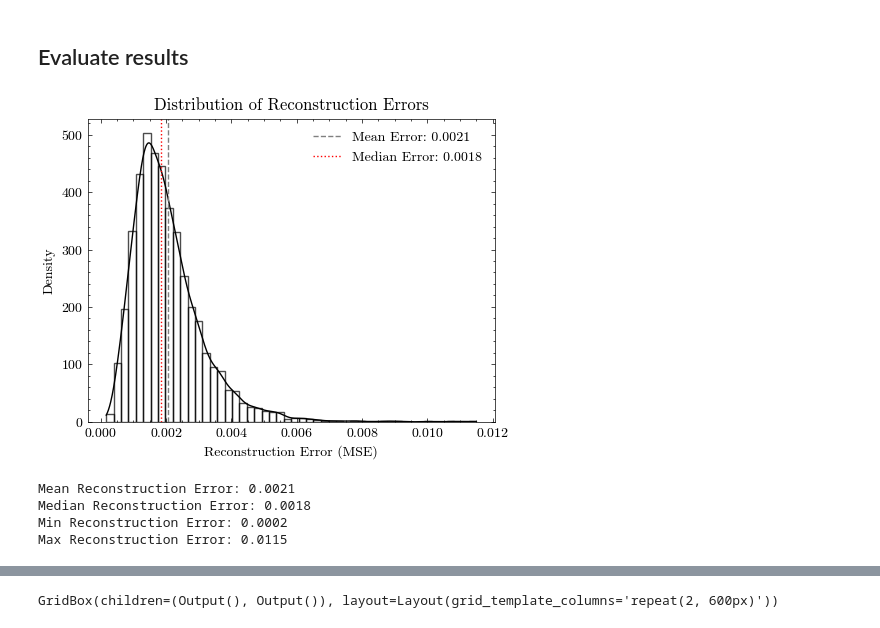
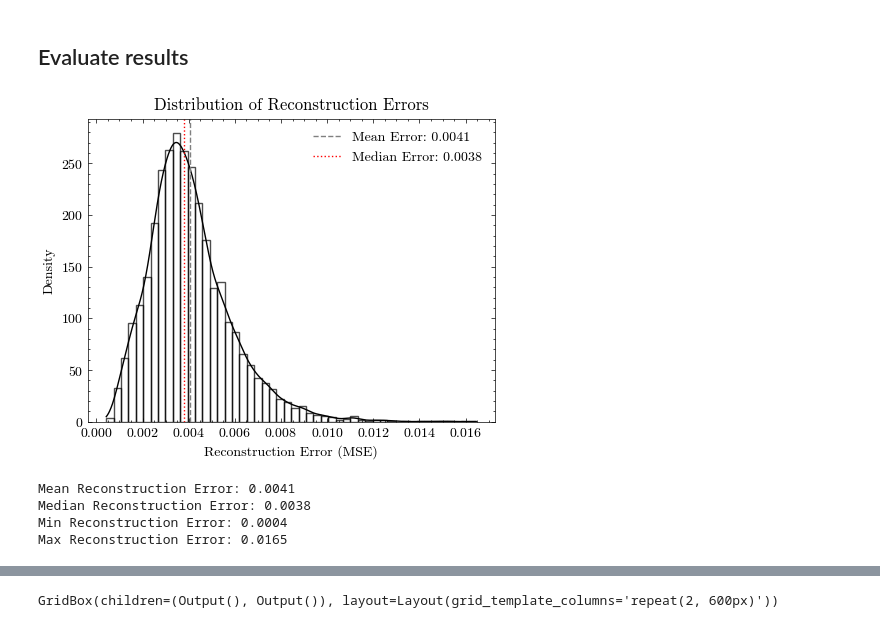
Before and after one commit to jamartinh/polcanet, a Jupyter notebook: examples/notebooks/mnist_dataset.ipynb, the cells around one changed output, grey strips where cells are left out. Cells and saved outputs as stored; diff of their text form; code cells hidden in the pictures.

```diff
--- a/examples/notebooks/mnist_dataset.ipynb
+++ b/examples/notebooks/mnist_dataset.ipynb
@@ -161,29 +172,34 @@ PolcaNet(
 ae_input = X
 act_fn = torch.nn.SiLU
 input_dim = ae_input.shape[1:]
-latent_dim = int(np.prod(input_dim)//2)
+latent_dim = pca.n_components
 
-encoder = autoencoder_factory(
+encoder = DenseEncoder(
     input_dim=input_dim,
     latent_dim=latent_dim,
-    hidden_dim=256,
-    num_layers=5,
-    autoencoder_type="dense",
+    num_layers=3,
     act_fn=act_fn,
+    # first_layer_size=1024,
+    hidden_size=256,
 )
 
-decoder = LinearDecoder(latent_dim=latent_dim, input_dim=input_dim, hidden_dim=512, num_layers=2, act_fn=None)
+decoder = LinearDecoder(
+    latent_dim=latent_dim,
+    input_dim=input_dim,
+    hidden_dim=1024,
+    num_layers=2,
+)
 
 
 model = PolcaNet(
     encoder=encoder,
     decoder=decoder,
     latent_dim=latent_dim,
-    alpha=0.1,  # ortgogonality loss
+    alpha=1.0,  # ortgogonality loss
     beta=1.0,  # variance sorting loss
     gamma=1.0,  # variance reduction loss
     device="cuda",
-    # scaler = MinMaxScalerTorch(),
+    # scaler = StandardScalerTorch(),
 )
 model
 # %% [output]
@@ -205,7 +221,6 @@ PolcaNet(
   (polcanet_loss): PolcaNetLoss()
 )
 # %%
-device="cuda:2"
-model.to(device)
-model.train_model(data=X, batch_size=512, num_epochs=1000, report_freq=10, lr=1e-3)
+model.to("cuda")
+model.train_model(data=X, batch_size=4*1024, num_epochs=5000, report_freq=10, lr=1e-3)
 # %% [output]
@@ -218,4 +233,4 @@ Variance Distribution Loss: 1.034e-05
 # %%
-model.train_model(data=X, batch_size=512, num_epochs=1000, report_freq=100, lr=1e-4)
+model.train_model(data=X, batch_size=4*1024, num_epochs=1000, report_freq=10, lr=1e-4)
 # %% [output]
 Final metrics at epoch: 999
@@ -227,4 +242,4 @@ Variance Distribution Loss: 8.396e-06
 # %%
-model.train_model(data=X, batch_size=512, num_epochs=1000, report_freq=100, lr=1e-5)
+model.train_model(data=X, batch_size=4*1024, num_epochs=1000, report_freq=10, lr=1e-5)
 # %% [output]
 Final metrics at epoch: 999
@@ -236,12 +251,12 @@ Variance Distribution Loss: 8.36e-06
 # %% [markdown]
 ## Evaluate results
 # %%
-report.analyze_reconstruction_error(model, X)
+report.analyze_reconstruction_error(model, X[:-20000])
 # %% [output]
-[figure, old version]
+[figure, new version]
-Mean Reconstruction Error: 0.0021
-Median Reconstruction Error: 0.0018
-Min Reconstruction Error: 0.0002
-Max Reconstruction Error: 0.0115
+Mean Reconstruction Error: 0.0041
+Median Reconstruction Error: 0.0038
+Min Reconstruction Error: 0.0004
+Max Reconstruction Error: 0.0165
 # %%
 latents, reconstructed = model.predict(X)
```
Also changed, not shown: parts of 24 cells of this notebook, 8 other files.
